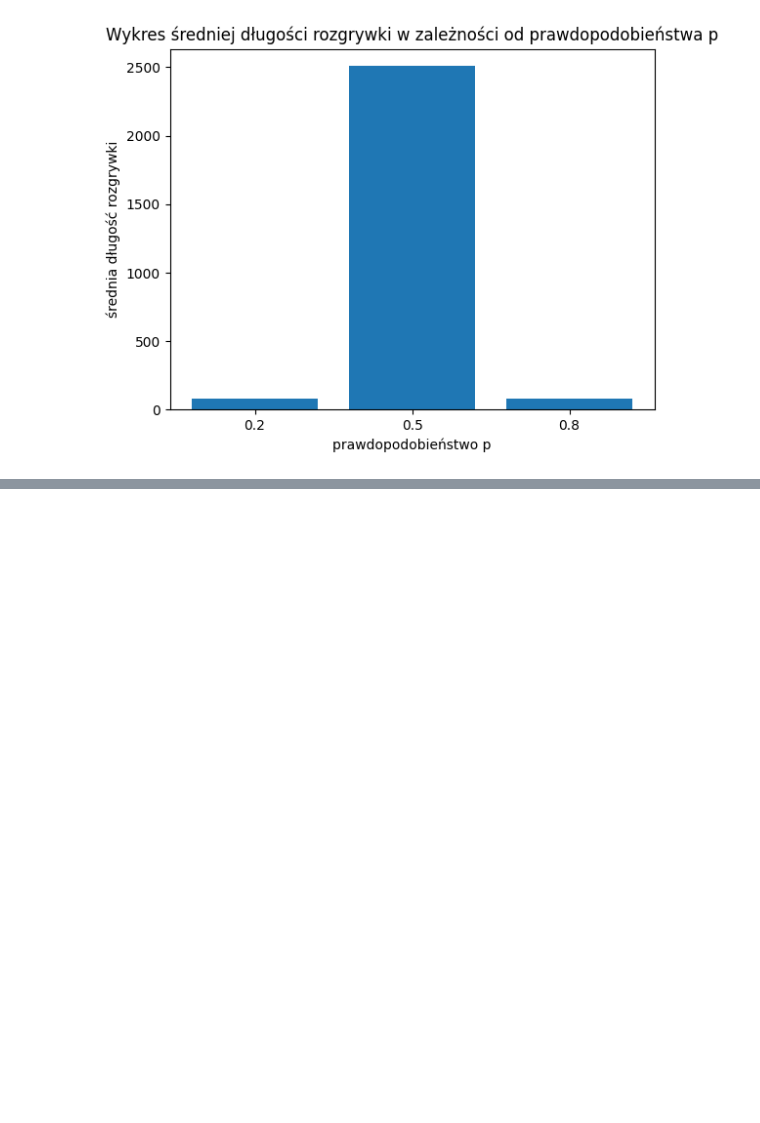
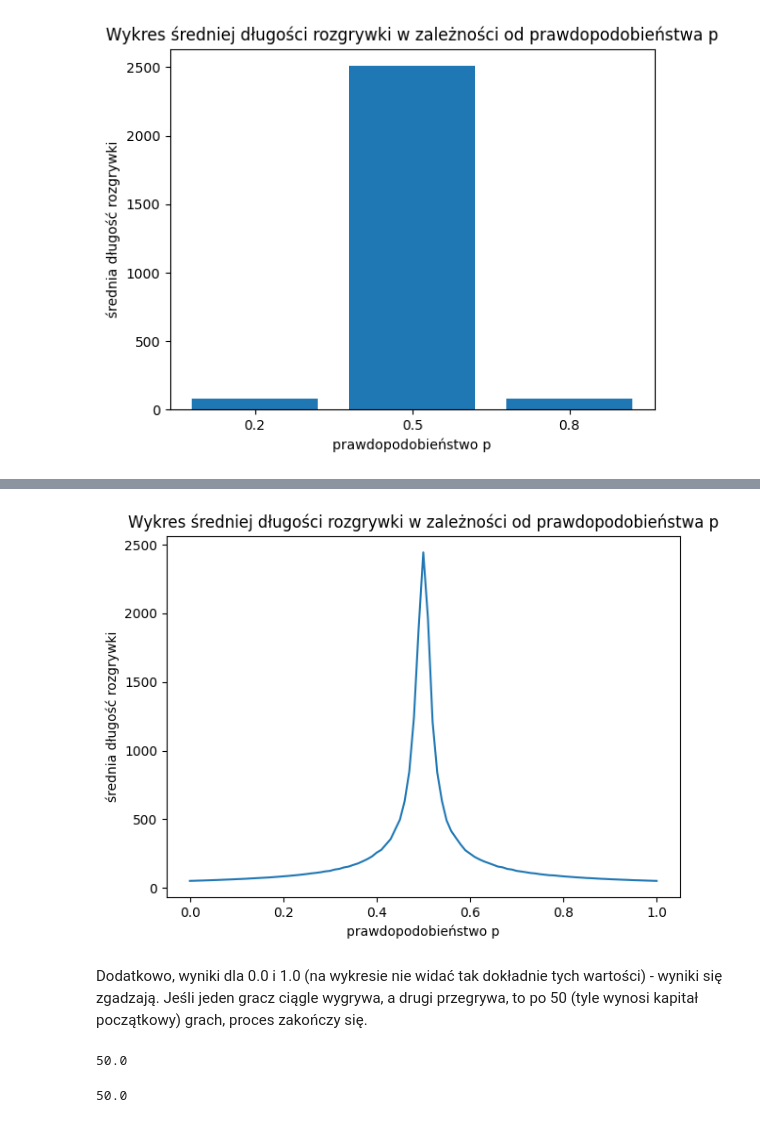
Before and after one commit to Blato122/MetodyStatystyczne-2024.25, a Jupyter notebook: gamblers_ruin/ex4.ipynb, the cells around one changed output, grey strips where cells are left out. Saved outputs shown, nothing was run; the diff lists cells and outputs as text; code cells hidden in the pictures; blank space fills up the shorter version.

```diff
--- a/gamblers_ruin/ex4.ipynb
+++ b/gamblers_ruin/ex4.ipynb
@@ -24,0 +33,47 @@ plt.bar(mean_durations.keys(), mean_durations.values());
+# %%
+def simulate_ruin(capital_a: int, capital_b: int, p: float) -> tuple[int, int, int]:
+    """
+    p - probability of player A taking 1$ from player B
+    """
+    length = 0
+    while capital_a != 0 and capital_b != 0:
+        length += 1
+        if np.random.rand() < p:
+            capital_a += 1
+            capital_b -= 1
+        else:
+            capital_a -= 1
+            capital_b += 1
+
+    return capital_a, capital_b, length
+# %%
+n_games = 100000
+capital_a = capital_b = 50
+durations = defaultdict(list)
+
+for _ in range(n_games):
+    p = round(random.uniform(0, 1), 2)
+    _, _, length = simulate_ruin(capital_a, capital_b, p)
+    durations[p].append(length)
+# %%
+mean_durations = {p: np.mean(durations[p]) for p in durations}
+ps = sorted(mean_durations.keys())
+means = [mean_durations[p] for p in ps]
+
+plt.title("Wykres średniej długości rozgrywki w zależności od prawdopodobieństwa p")
+plt.xlabel("prawdopodobieństwo p")
+plt.ylabel("średnia długość rozgrywki")
+plt.plot(ps, means)
+plt.tight_layout()
+# %% [output]
+[figure, added]
+# %% [markdown]
+Dodatkowo, wyniki dla 0.0 i 1.0 (na wykresie nie widać tak dokładnie tych wartości) - wyniki się zgadzają. Jeśli jeden gracz ciągle wygrywa, a drugi przegrywa, to po 50 (tyle wynosi kapitał początkowy) grach, proces zakończy się.
+# %%
+mean_durations[0.0]
+# %% [output]
+50.0
+# %%
+mean_durations[1.0]
+# %% [output]
+50.0
```
Also changed, not shown: parts of 3 cells of this notebook, 5 other files.
